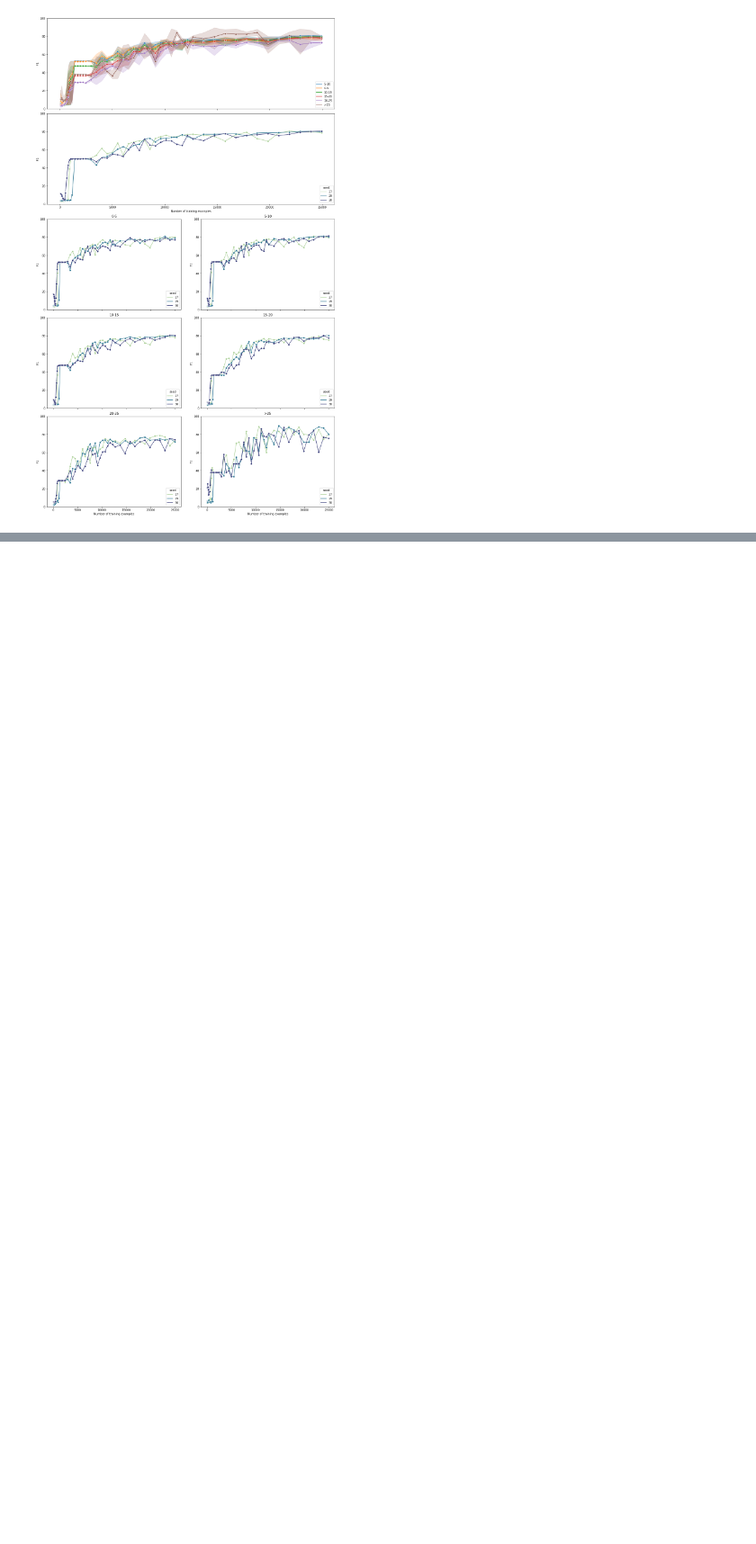
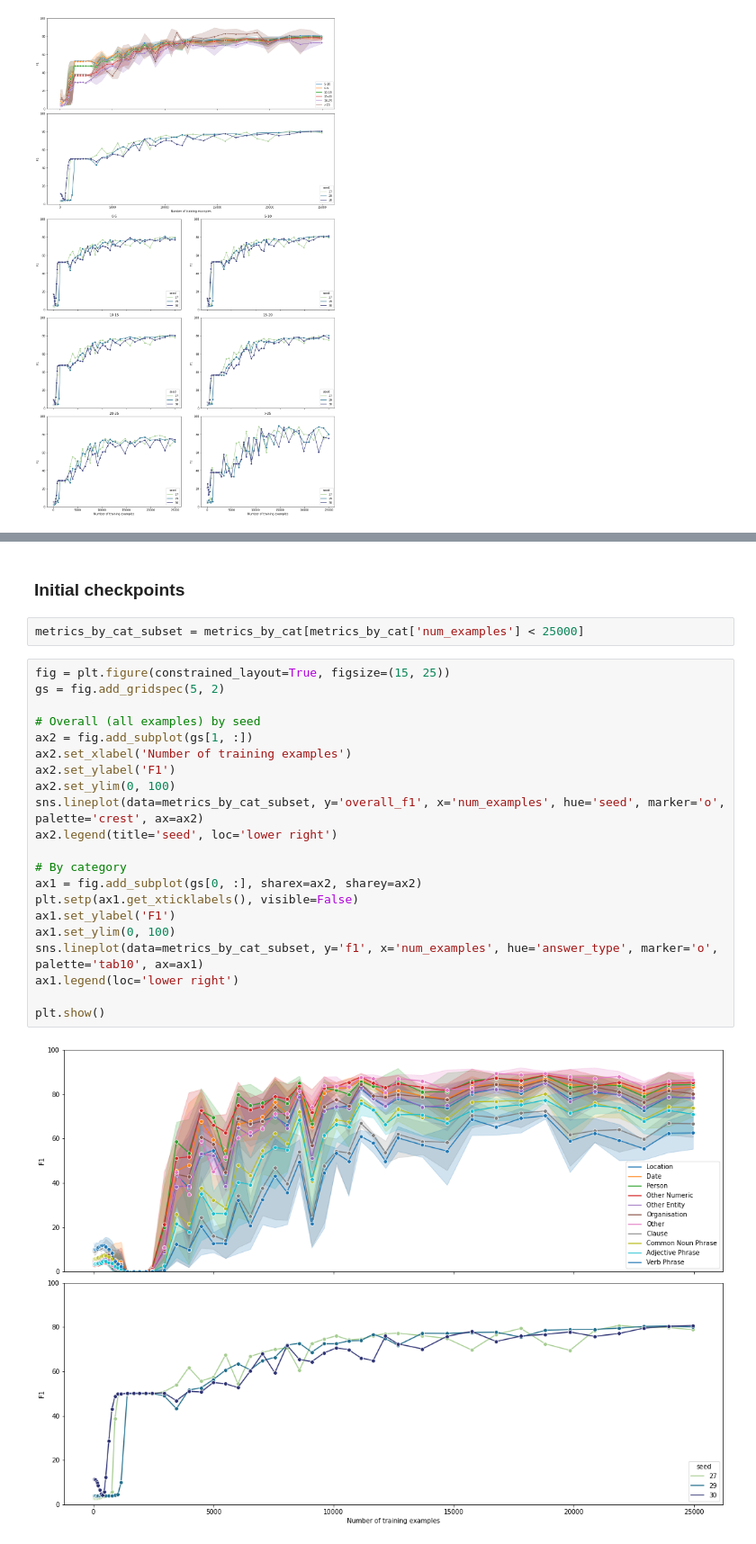
Before and after one commit to stevieg3/when-do-reading-comprehension-models-learn, a Jupyter notebook: notebooks/main/02-albert-xlarge-v2-SQuAD-v2 simple categories - more checkpoints.ipynb, the cells around one changed output, grey strips where cells are left out. Shown at 90% size. Cells and saved outputs as stored; diff of their text form; blank space fills up the shorter version.

```diff
--- a/notebooks/main/02-albert-xlarge-v2-SQuAD-v2 simple categories - more checkpoints.ipynb
+++ b/notebooks/main/02-albert-xlarge-v2-SQuAD-v2 simple categories - more checkpoints.ipynb
@@ -825,0 +891,27 @@ plt.show()
+# %% [markdown]
+### Initial checkpoints
+# %%
+metrics_by_cat_subset = metrics_by_cat[metrics_by_cat['num_examples'] < 25000]
+# %%
+fig = plt.figure(constrained_layout=True, figsize=(15, 25))
+gs = fig.add_gridspec(5, 2)
+
+# Overall (all examples) by seed
+ax2 = fig.add_subplot(gs[1, :])
+ax2.set_xlabel('Number of training examples')
+ax2.set_ylabel('F1')
+ax2.set_ylim(0, 100)
+sns.lineplot(data=metrics_by_cat_subset, y='overall_f1', x='num_examples', hue='seed', marker='o', palette='crest', ax=ax2)
+ax2.legend(title='seed', loc='lower right')
+
+# By category
+ax1 = fig.add_subplot(gs[0, :], sharex=ax2, sharey=ax2)
+plt.setp(ax1.get_xticklabels(), visible=False)
+ax1.set_ylabel('F1')
+ax1.set_ylim(0, 100)
+sns.lineplot(data=metrics_by_cat_subset, y='f1', x='num_examples', hue='answer_type', marker='o', palette='tab10', ax=ax1)
+ax1.legend(loc='lower right')
+
+plt.show()
+# %% [output]
+[figure, added]
```
Also changed, not shown: parts of 8 cells of this notebook, 1 other file.
